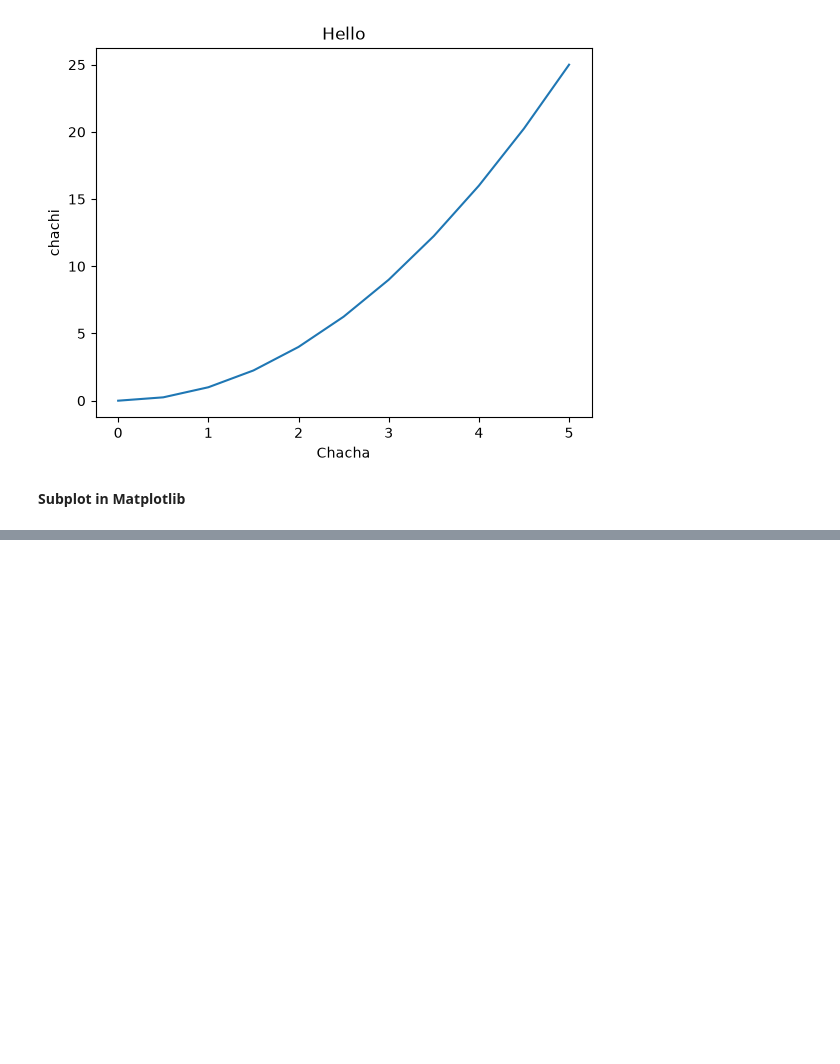
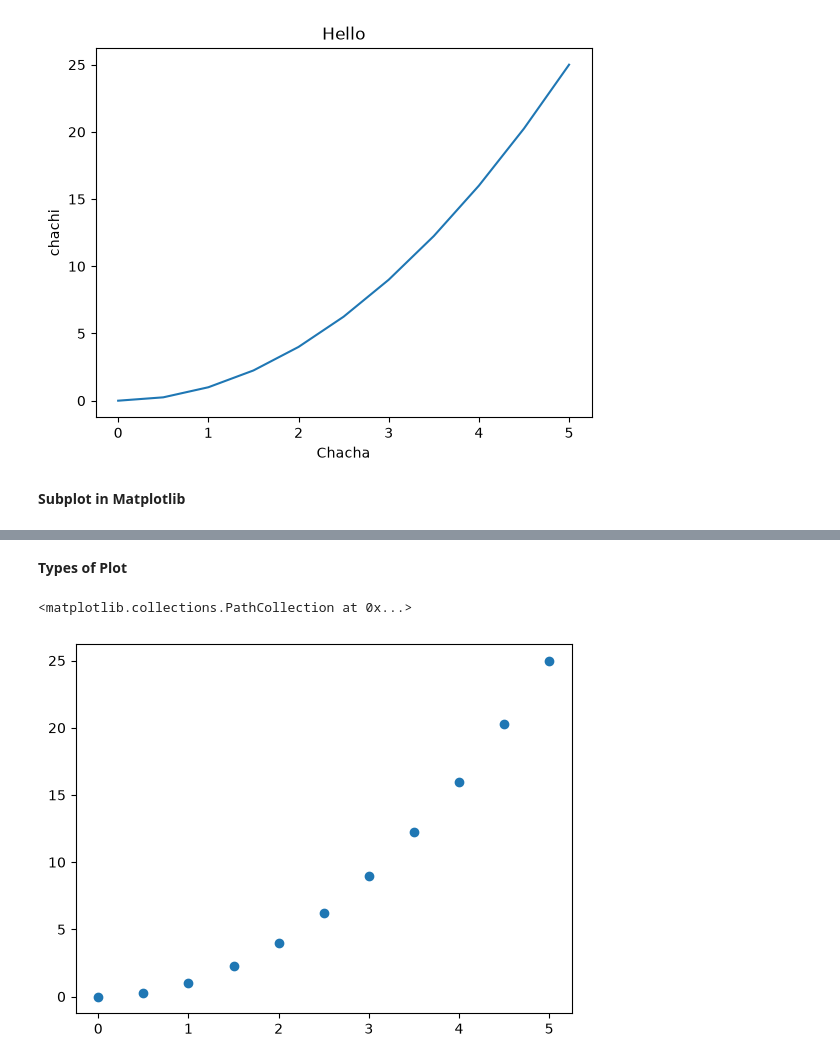
Before and after one commit to priyam0x1/LearnAI, a Jupyter notebook: Visualization/Matplotlib.ipynb, the cells around one changed output, grey strips where cells are left out. Saved outputs shown, nothing was run; the diff lists cells and outputs as text; code cells hidden in the pictures; blank space fills up the shorter version.

```diff
--- a/Visualization/Matplotlib.ipynb
+++ b/Visualization/Matplotlib.ipynb
@@ -33,0 +44,7 @@ plt.plot(x*y, y)
+# %% [markdown]
+**Types of Plot**
+# %%
+plt.scatter(x,y)
+# %% [output]
+<matplotlib.collections.PathCollection at 0x...>
+[figure, added]
```
Also changed, not shown: parts of 14 cells of this notebook, 2 other files.
